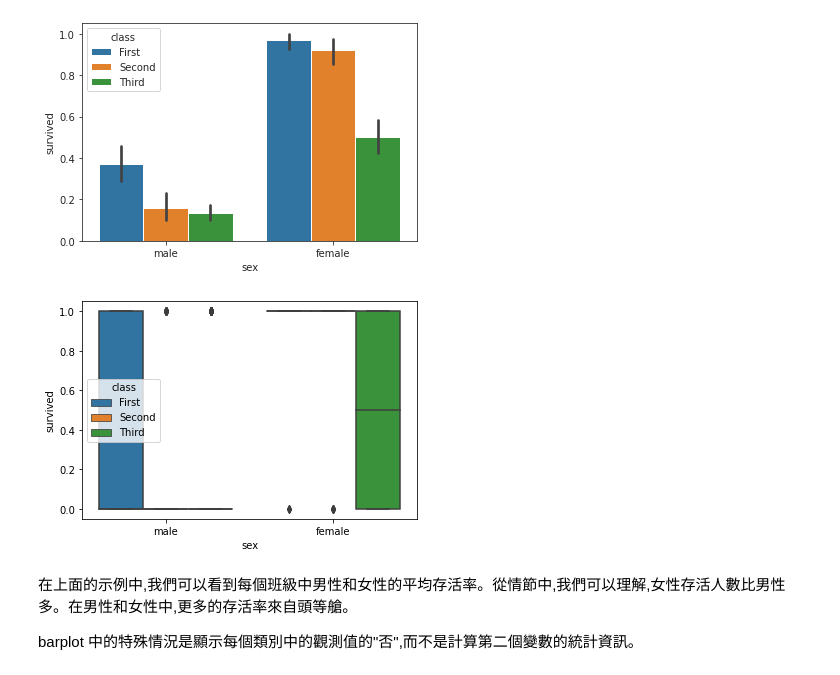
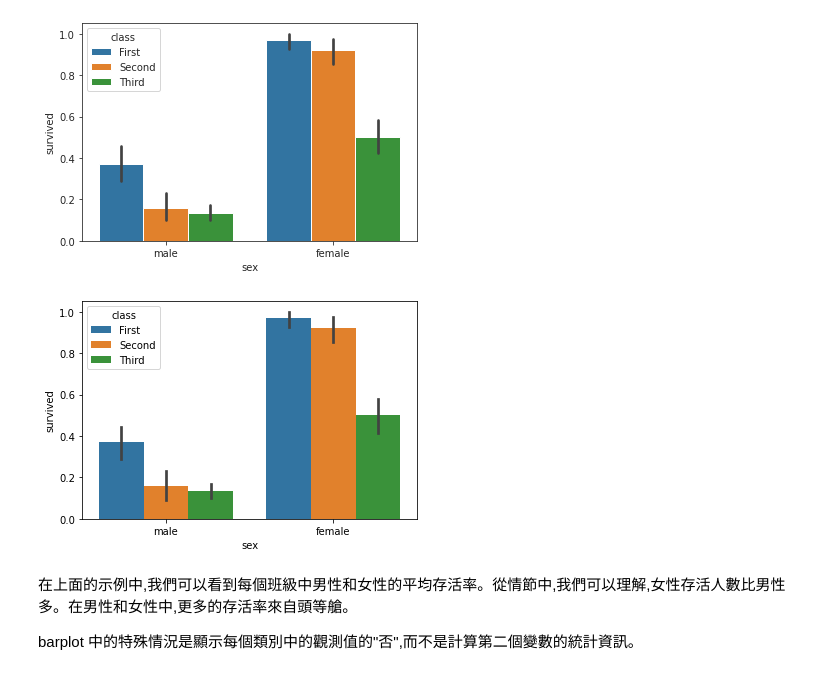
Before and after one commit to Milagros-cucu/ML100Days, a Jupyter notebook: Homework/D21 Visualization 作業.ipynb, the cells around one changed output. Cells and saved outputs as stored; diff of their text form; code cells hidden in the pictures.

```diff
--- a/Homework/D21 Visualization 作業.ipynb
+++ b/Homework/D21 Visualization 作業.ipynb
@@ -64,9 +64,10 @@ sns.barplot
 # %% [output]
 [figure]
 # %%
-sns.boxplot(data = df, x='sex' , y= 'survived', orient = "v", hue ="class")
+sns.barplot(x = "sex", y = "survived", hue = "class",orient = "v", data = df)
+plt.show()
 # %% [output]
-[figure, old version]
+[figure, new version]
 # %% [markdown]
 在上面的示例中,我們可以看到每個班級中男性和女性的平均存活率。從情節中,我們可以理解,女性存活人數比男性多。在男性和女性中,更多的存活率來自頭等艙。
 
```
Also changed, not shown: parts of 5 cells of this notebook.
